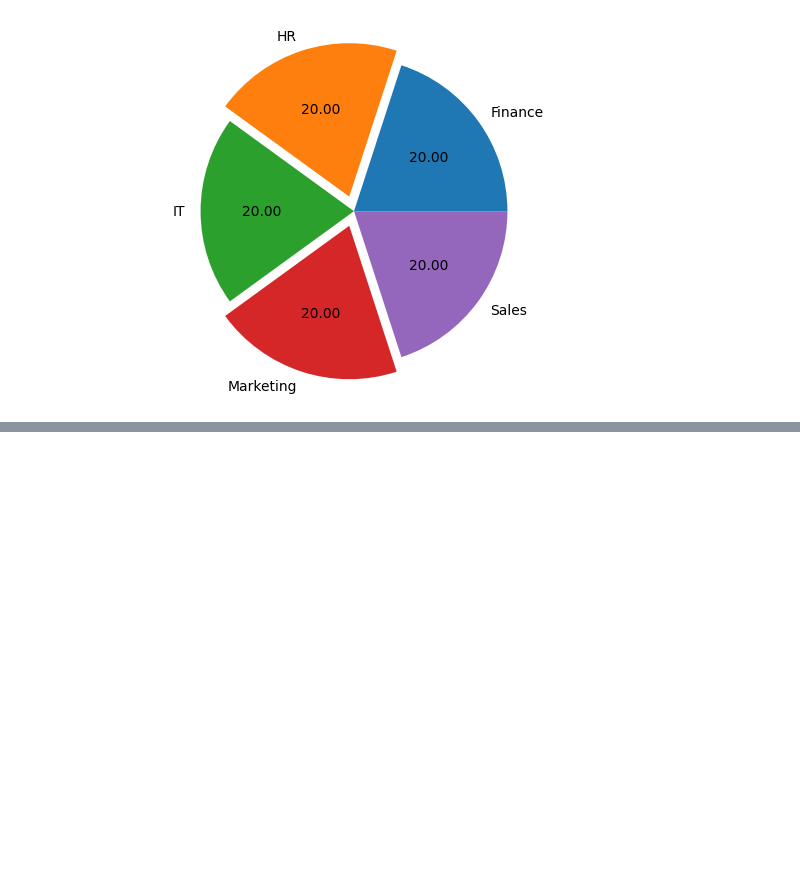
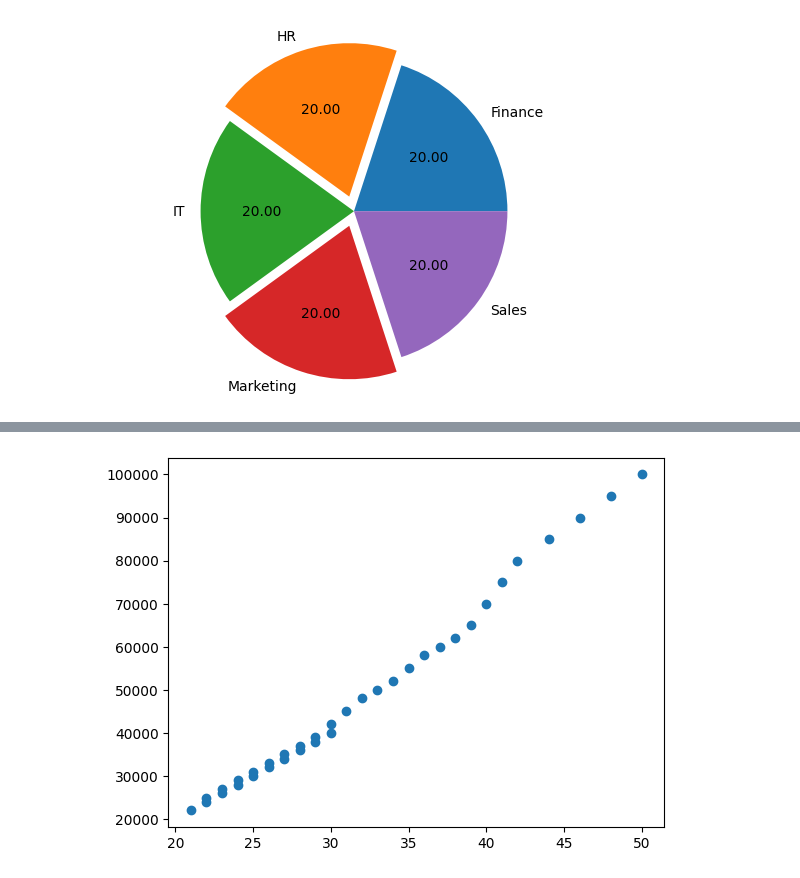
Before and after one commit to Rahul2245/Numpy-Pandas-Tutorial, a Jupyter notebook: Matplotlb.ipynb, the cells around one changed output, grey strips where cells are left out. Cells and saved outputs as stored; diff of their text form; code cells hidden in the pictures; blank space fills up the shorter version.

```diff
--- a/Matplotlb.ipynb
+++ b/Matplotlb.ipynb
@@ -151,0 +168,11 @@ plt.show()
+# %%
+df["Age"] = [
+    22, 24, 25, 23, 26,
+    27, 28, 29, 30, 24,
+    25, 31, 32, 26, 27,
+    28, 29, 33, 34, 35,
+    23, 24, 26, 27, 28,
+    29, 30, 31, 32, 33,
+    25, 26, 27, 28, 29
+]
+df.head()
@@ -151,0 +186,6 @@ plt.show()
+# %%
+#scatter plot
+plt.scatter(df["Age"],df["salary"])
+plt.show()
+# %% [output]
+[figure, added]
```
Also changed, not shown: parts of 12 cells of this notebook.
